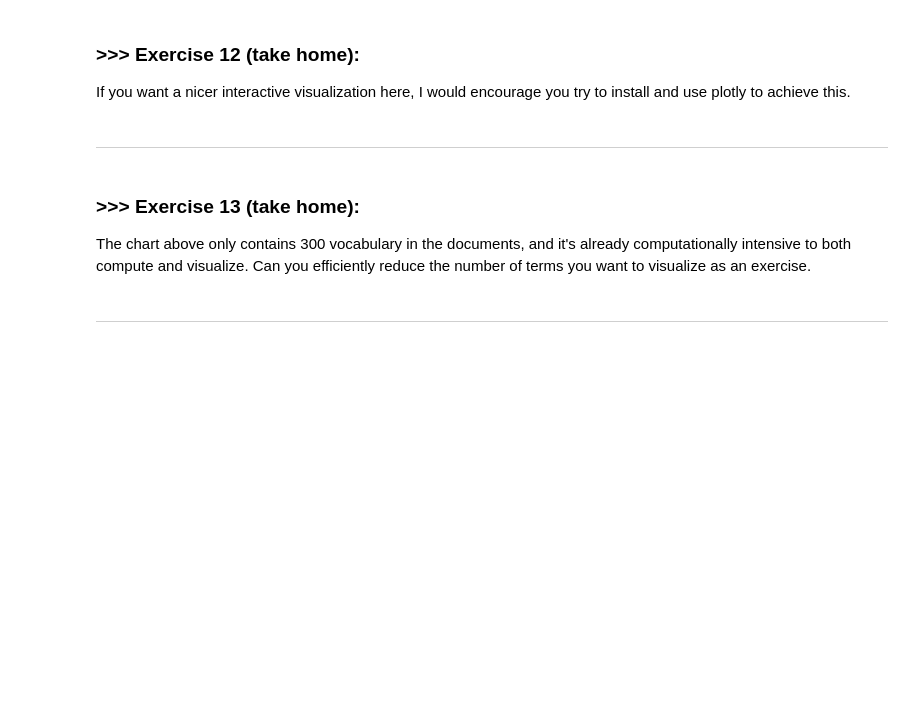
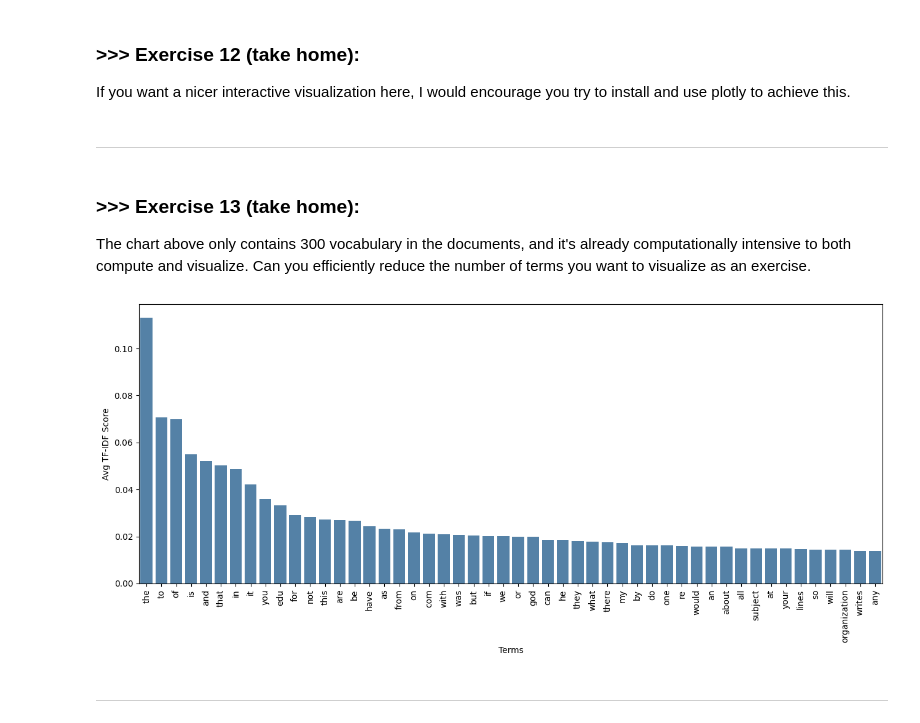
Before and after one commit to bbswei/DM2025-Lab1-Exercise, a Jupyter notebook: DM2025-Lab1-Master.ipynb, the cells around one changed output. Saved outputs shown, nothing was run; the diff lists cells and outputs as text; code cells hidden in the pictures; blank space fills up the shorter version.

```diff
--- a/DM2025-Lab1-Master.ipynb
+++ b/DM2025-Lab1-Master.ipynb
@@ -1238,23 +1238,34 @@ The chart above only contains 300 vocabulary in the documents, and it's already
 # %%
 # Answer here
 # Using TF-IDF to find important terms
 from sklearn.feature_extraction.text import TfidfTransformer
 
 tfidf = TfidfTransformer().fit_transform(X_counts)
 score = np.asarray(tfidf.mean(axis=0)).ravel()
 top_idx = score.argsort()[::-1][:50]
 
-fig = px.bar(
-    x=count_vect.get_feature_names_out()[top_idx],
-    y=score[top_idx],
-    labels={'x': 'Terms', 'y': 'Avg TF-IDF Score'}
-)
+# fig = px.bar(
+#     x=count_vect.get_feature_names_out()[top_idx],
+#     y=score[top_idx],
+#     labels={'x': 'Terms', 'y': 'Avg TF-IDF Score'}
+# )
 
-fig.update_layout(
-    xaxis_tickangle=90,
-    width=1200,
-    height=600
-)
+# fig.update_layout(
+#     xaxis_tickangle=90,
+#     width=1200,
+#     height=600
+# )
+
+plt.figure(figsize=(13, 6))
+sns.barplot(x=count_vect.get_feature_names_out()[top_idx],
+            y=score[top_idx],
+            color="steelblue")
+plt.xticks(rotation=90)
+plt.xlabel("Terms")
+plt.ylabel("Avg TF-IDF Score")
+plt.tight_layout();
+# %% [output]
+[figure, added]
 # %% [markdown]
 ---
 # %% [markdown]
```
Also changed, not shown: parts of 1 cell of this notebook.
